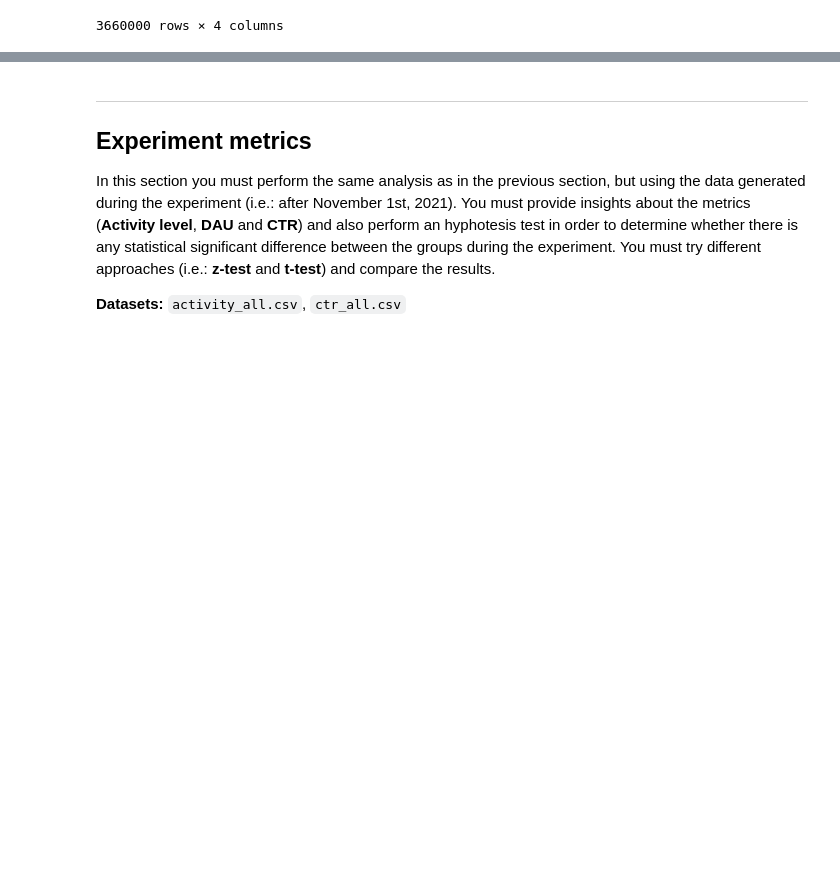
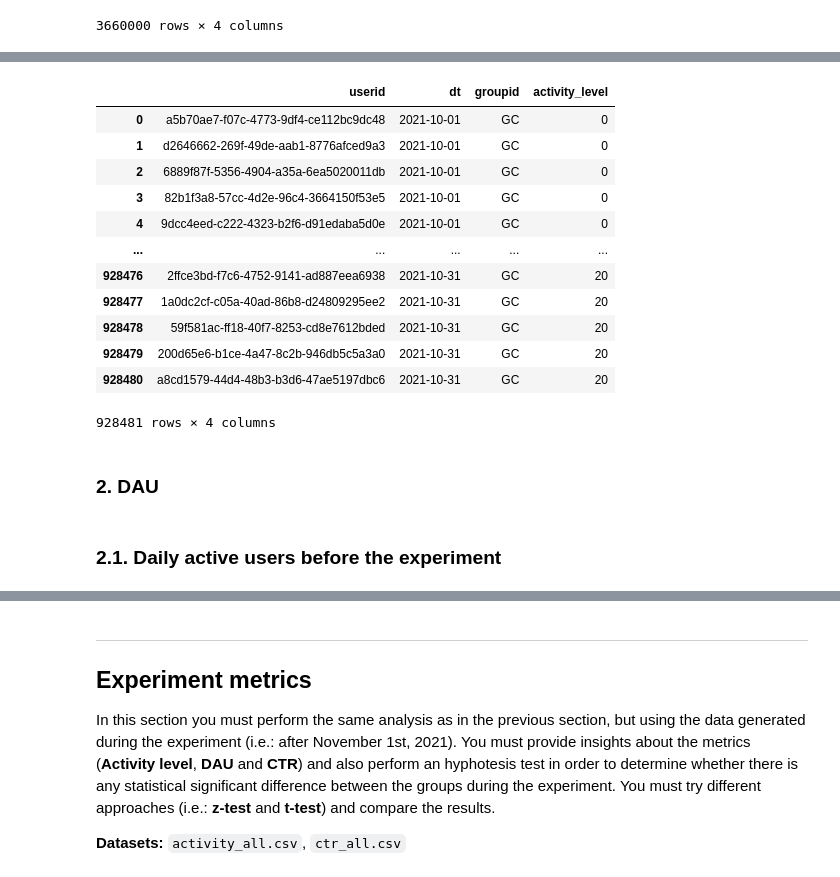
Before and after one commit to AndrewBavuels/the_significant_challenge, a Jupyter notebook: ab_test_challenge.ipynb, the cells around one changed output, grey strips where cells are left out. Cells and saved outputs as stored; diff of their text form; code cells hidden in the pictures; blank space fills up the shorter version.

```diff
--- a/ab_test_challenge.ipynb
+++ b/ab_test_challenge.ipynb
@@ -234,0 +343,21 @@ activity_all
+# %%
+gc_activity_before = gc_activity_before[gc_activity_before['dt'] < '2021-11-01'].reset_index(drop=True)
+gc_activity_before
+# %% [output]
+|  | userid | dt | groupid | activity_level |
+| 0 | a5b70ae7-f07c-4773-9df4-ce112bc9dc48 | 2021-10-01 | GC | 0 |
+| 1 | d2646662-269f-49de-aab1-8776afced9a3 | 2021-10-01 | GC | 0 |
+| 2 | 6889f87f-5356-4904-a35a-6ea5020011db | 2021-10-01 | GC | 0 |
+| 3 | 82b1f3a8-57cc-4d2e-96c4-3664150f53e5 | 2021-10-01 | GC | 0 |
+| 4 | 9dcc4eed-c222-4323-b2f6-d91edaba5d0e | 2021-10-01 | GC | 0 |
+| ... | ... | ... | ... | ... |
+| 928476 | 2ffce3bd-f7c6-4752-9141-ad887eea6938 | 2021-10-31 | GC | 20 |
+| 928477 | 1a0dc2cf-c05a-40ad-86b8-d24809295ee2 | 2021-10-31 | GC | 20 |
+| 928478 | 59f581ac-ff18-40f7-8253-cd8e7612bded | 2021-10-31 | GC | 20 |
+| 928479 | 200d65e6-b1ce-4a47-8c2b-946db5c5a3a0 | 2021-10-31 | GC | 20 |
+| 928480 | a8cd1579-44d4-48b3-b3d6-47ae5197dbc6 | 2021-10-31 | GC | 20 |
+928481 rows × 4 columns
+# %% [markdown]
+### 2. DAU
+# %% [markdown]
+### 2.1. Daily active users before the experiment
```
Also changed, not shown: parts of 59 cells of this notebook.
